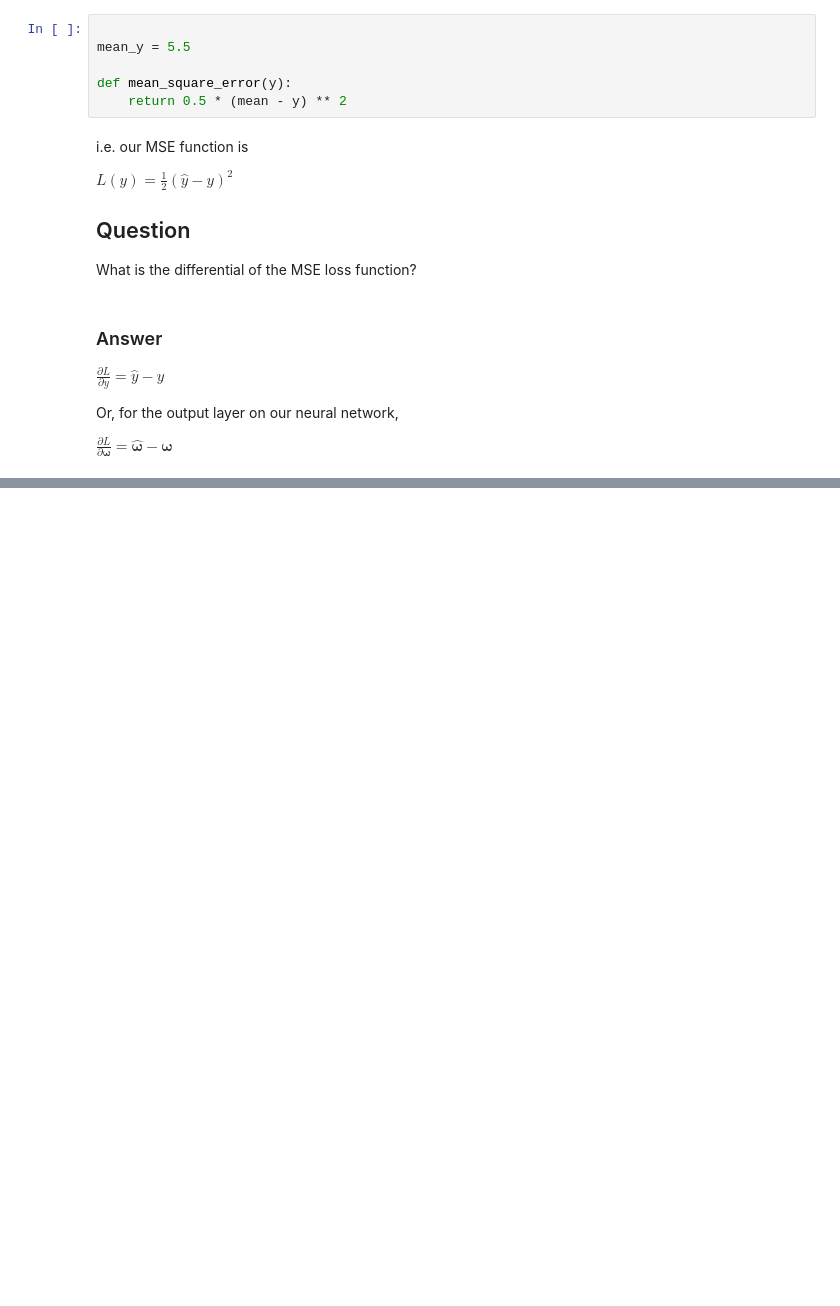
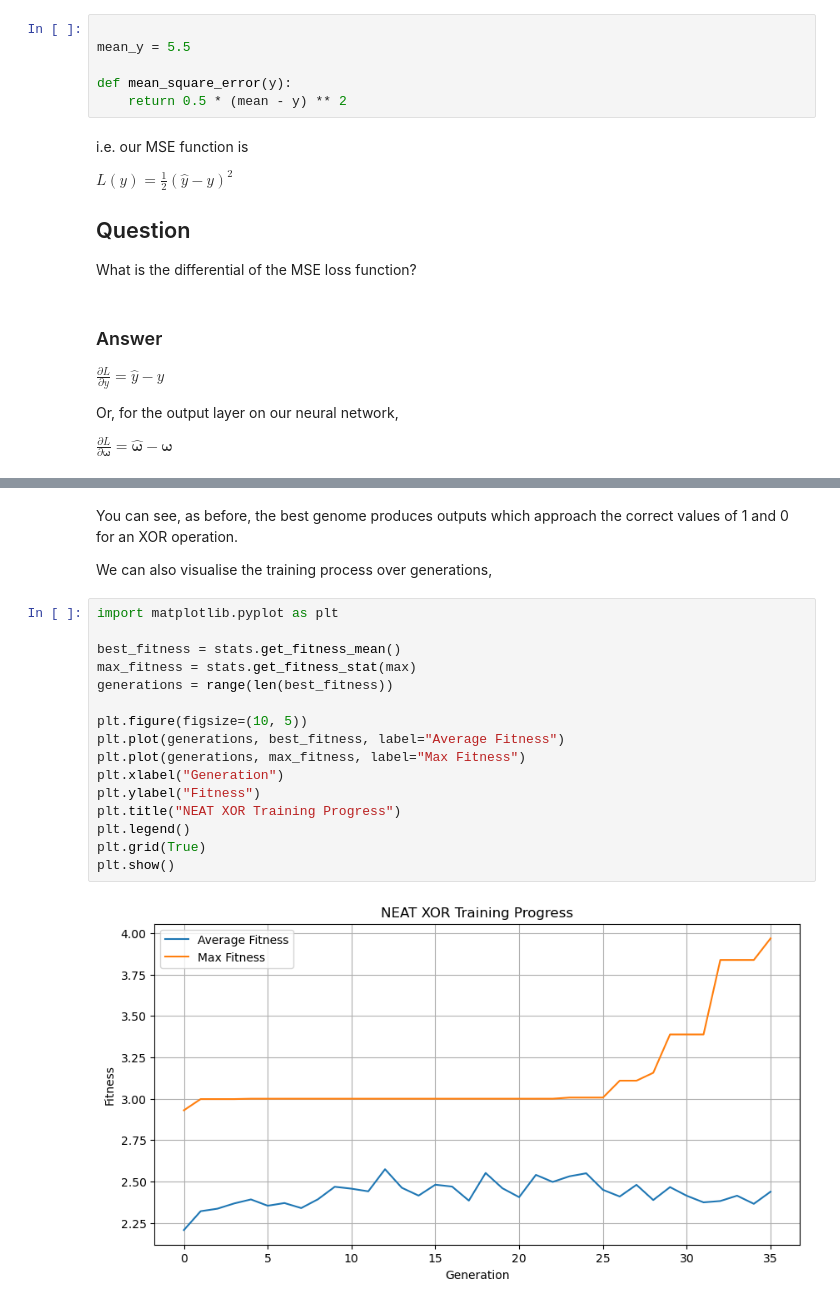
Before and after one commit to Jack-Lawton/python-resources, a Jupyter notebook: lessons/Neural Networks.ipynb, the cells around one changed output, grey strips where cells are left out. Drawn from its saved outputs; the diff is of its cells as text; blank space fills up the shorter version.

```diff
--- a/lessons/Neural Networks.ipynb
+++ b/lessons/Neural Networks.ipynb
@@ -410,0 +566,22 @@ class ArtificialNeuralNetwork:
+# %% [markdown]
+You can see, as before, the best genome produces outputs which approach the correct values of 1 and 0 for an XOR operation.
+
+We can also visualise the training process over generations,
+# %%
+import matplotlib.pyplot as plt
+
+best_fitness = stats.get_fitness_mean()
+max_fitness = stats.get_fitness_stat(max)
+generations = range(len(best_fitness))
+
+plt.figure(figsize=(10, 5))
+plt.plot(generations, best_fitness, label="Average Fitness")
+plt.plot(generations, max_fitness, label="Max Fitness")
+plt.xlabel("Generation")
+plt.ylabel("Fitness")
+plt.title("NEAT XOR Training Progress")
+plt.legend()
+plt.grid(True)
+plt.show()
+# %% [output]
+[figure, added]
```
Also changed, not shown: parts of 18 cells of this notebook, 1 other file.
